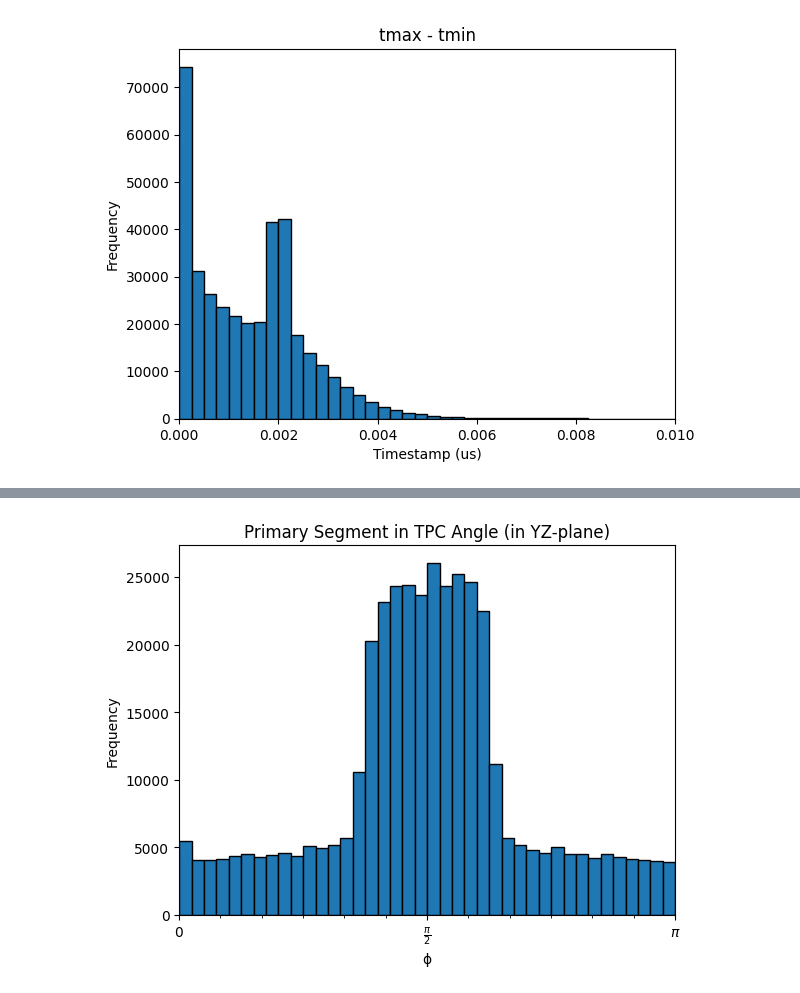
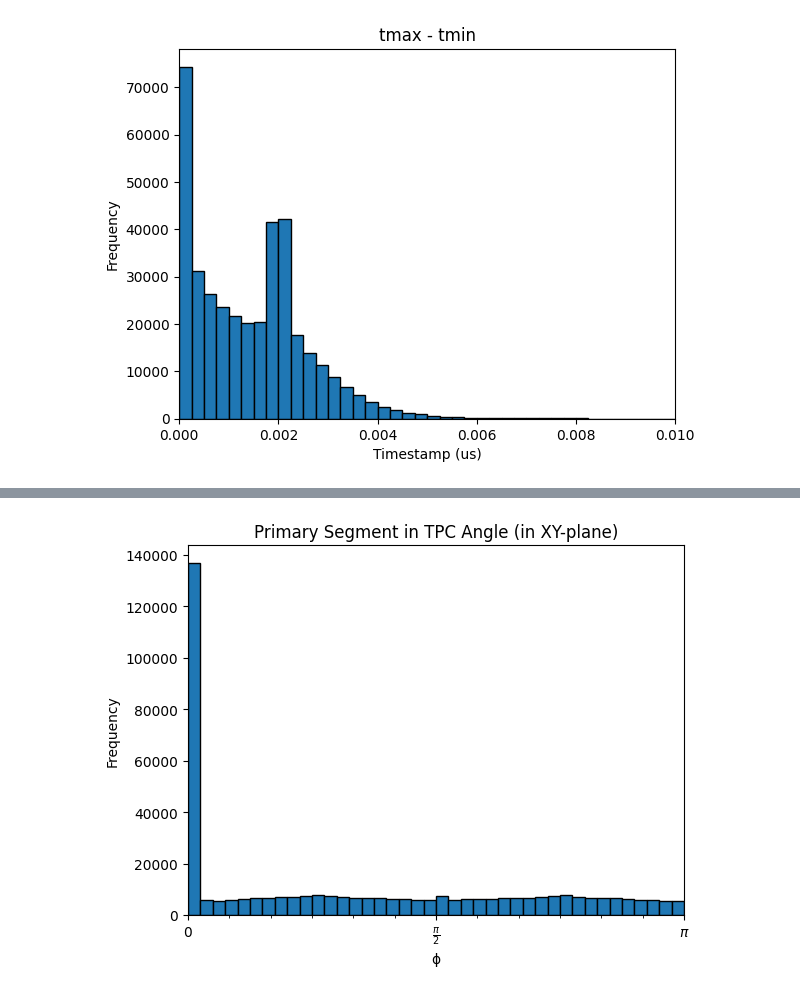
Before and after one commit to vaccarojohn/SNeNDSim, a Jupyter notebook: edepsim/cosmics/cosmics_selection_analysis.ipynb, the cells around one changed output, grey strips where cells are left out. Saved outputs shown, nothing was run; the diff lists cells and outputs as text; code cells hidden in the pictures.

```diff
--- a/edepsim/cosmics/cosmics_selection_analysis.ipynb
+++ b/edepsim/cosmics/cosmics_selection_analysis.ipynb
@@ -235,21 +234,21 @@ KeyError: 'theta is not a file in the archive'
 # %%
-# YZ-direction plot (ɸ)
+# ɸ-angle plot
 
 # Define bins
 bins = np.arange(0, 1.025*np.pi, 0.025*np.pi)
-plt.hist(data['pangle2'], bins=bins, edgecolor='black')
+plt.hist(data['phi'], bins=bins, edgecolor='black')
 plt.xlim(0, np.pi)
 
 ax = plt.gca()
 ax.xaxis.set_major_locator(plt.MultipleLocator(np.pi / 2))
 ax.xaxis.set_minor_locator(plt.MultipleLocator(np.pi / 12))
 ax.xaxis.set_major_formatter(plt.FuncFormatter(multiple_formatter()))
 
 # Axis labels
 plt.xlabel('ɸ')
 plt.ylabel('Frequency')
-plt.title('Primary Segment in TPC Angle (in YZ-plane)')
+plt.title('Primary Segment in TPC Angle (in XY-plane)')
 
 plt.show()
 # %% [output]
-[figure, old version]
+[figure, new version]
```
Also changed, not shown: parts of 2 cells of this notebook, 18 other files.
